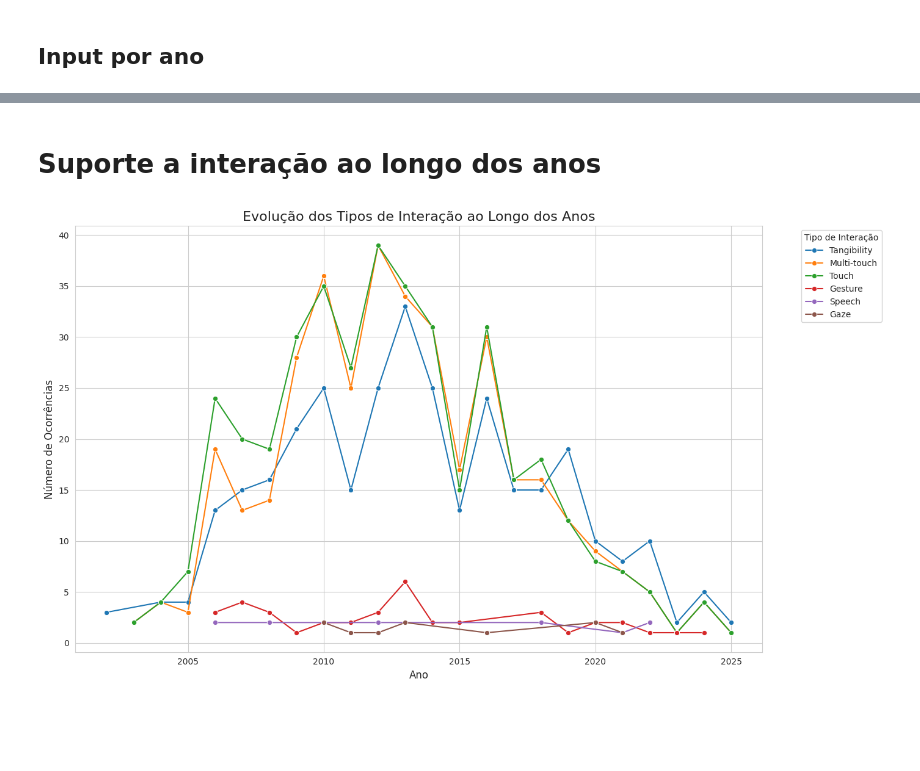
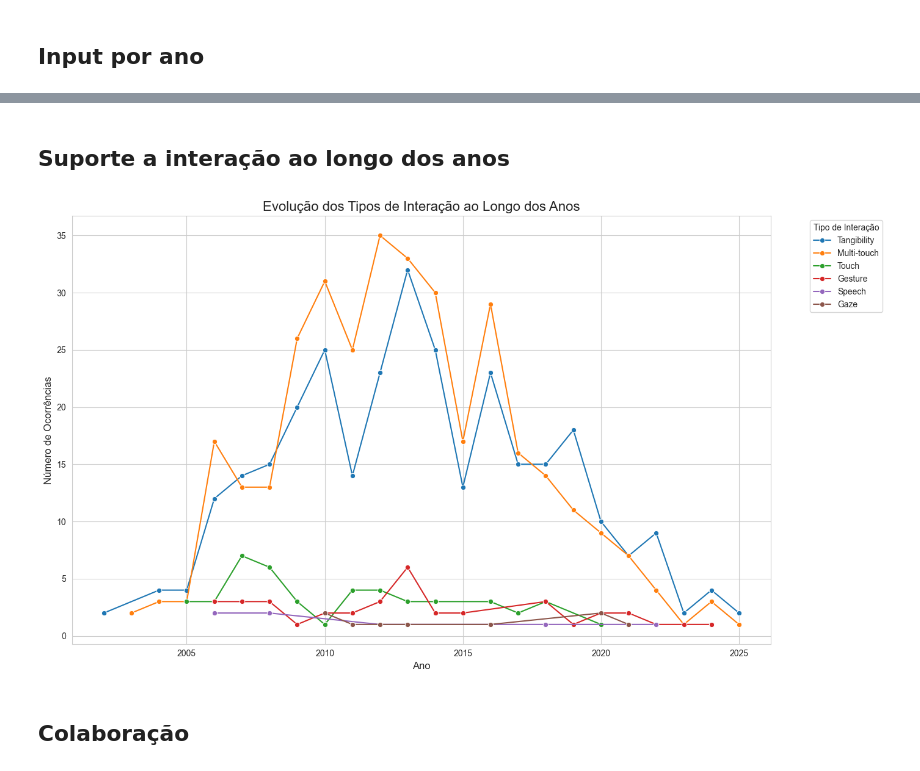
Before and after one commit to Guglis02/Tabletop-Data-Extraction, a Jupyter notebook: notebook.ipynb, the cells around one changed output, grey strips where cells are left out. Drawn from its saved outputs; the diff is of its cells as text; code cells hidden in the pictures; blank space fills up the shorter version.

```diff
--- a/notebook.ipynb
+++ b/notebook.ipynb
@@ -744,45 +724,48 @@ plt.show()
 # %% [markdown]
-# Suporte a interação ao longo dos anos
+## Suporte a interação ao longo dos anos
 # %%
 import pandas as pd
 import matplotlib.pyplot as plt
 import seaborn as sns
 
 # Carregar os dados
-df = pd.read_csv("transformed_data.csv")
+df = pd.read_csv("accepted_data_adapted.csv")
 
 # Remover linhas com ano ou tipo de interação ausente
 df = df.dropna(subset=["ano", "Tipo de interação"])
 
 # Converter ano para inteiro
 df["ano"] = df["ano"].astype(int)
 
 # Separar os tipos de interação por vírgula e limpar espaços
 df["Tipo de interação"] = df["Tipo de interação"].str.split(",")
 
 # Explodir listas em linhas separadas
 df = df.explode("Tipo de interação")
 
 # Remover espaços em branco extras
 df["Tipo de interação"] = df["Tipo de interação"].str.strip()
 
 # Contar ocorrências por ano e tipo de interação
 timeline_interacao = df.groupby(["ano", "Tipo de interação"]).size().reset_index(name="count")
 
 # Plotar
 plt.figure(figsize=(14, 8))
 sns.set_style("whitegrid")
 sns.lineplot(data=timeline_interacao, x="ano", y="count", hue="Tipo de interação", marker="o")
 
 # Ajustes finais
 plt.title("Evolução dos Tipos de Interação ao Longo dos Anos", fontsize=16)
 plt.xlabel("Ano", fontsize=12)
 plt.ylabel("Número de Ocorrências", fontsize=12)
 plt.legend(title="Tipo de Interação", bbox_to_anchor=(1.05, 1), loc='upper left')
 plt.tight_layout()
+plt.savefig('interaction_support_over_time.png', dpi=300)
 plt.show()
 # %% [output]
-[figure, old version]
+[figure, new version]
+# %% [markdown]
+## Colaboração
 # %%
 import pandas as pd
 import matplotlib.pyplot as plt
```
Also changed, not shown: parts of 13 cells of this notebook, 13 other files.
